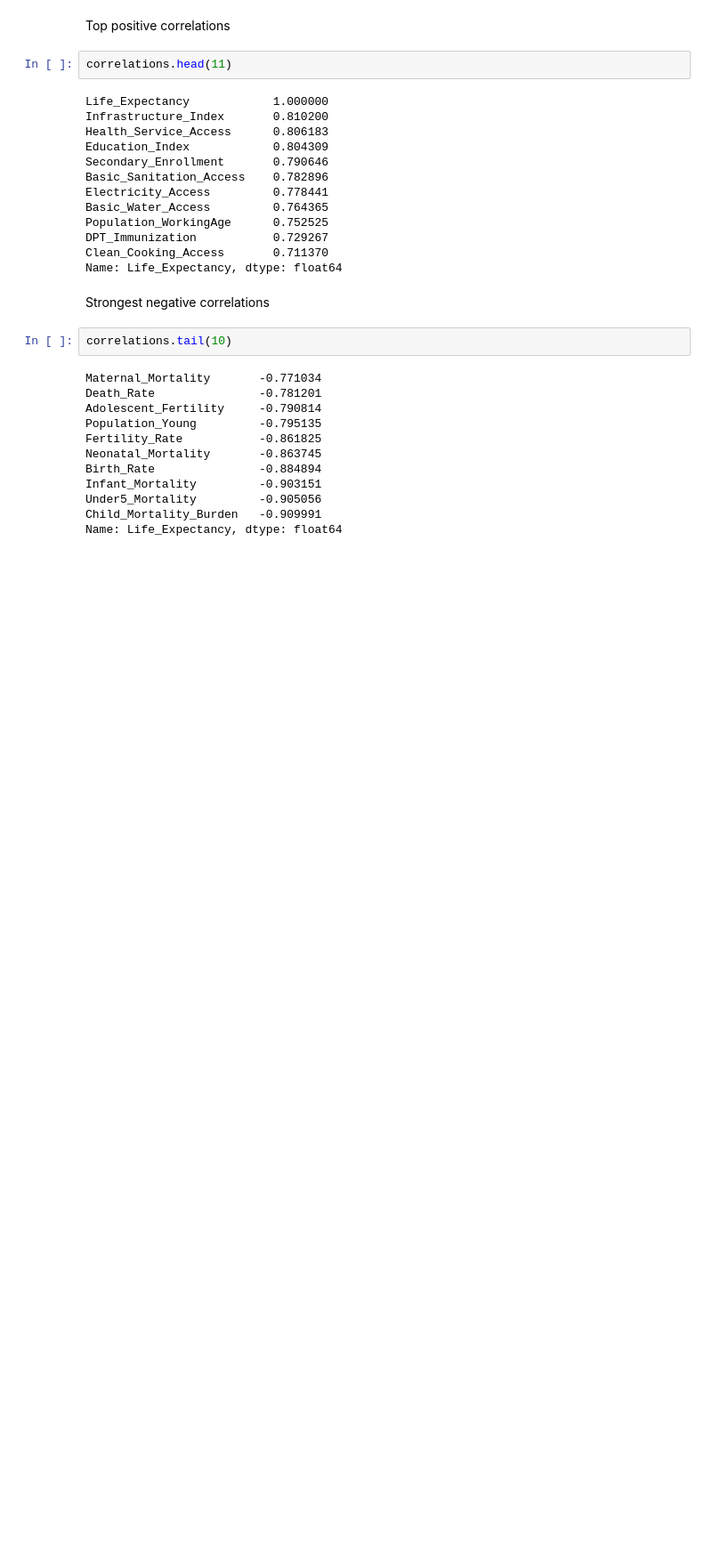
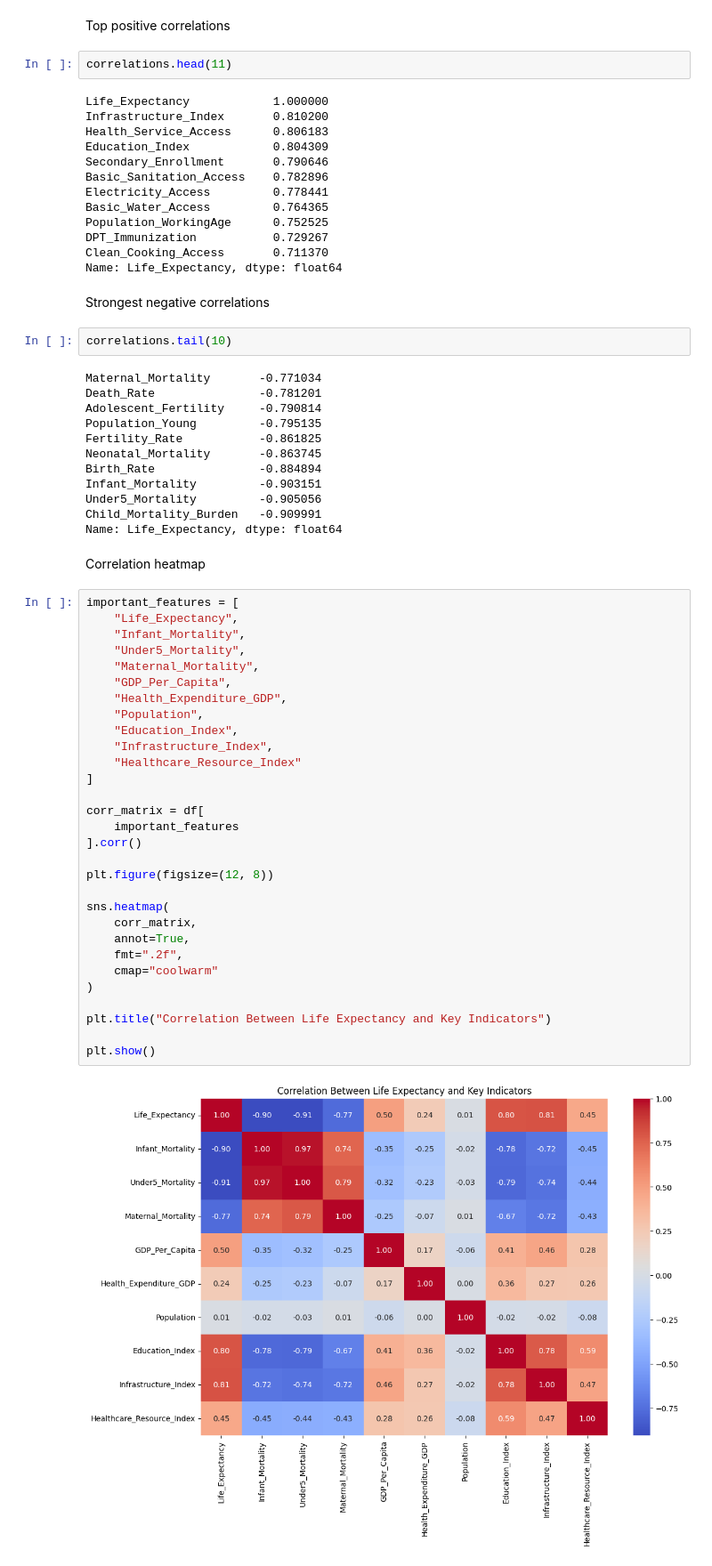
Before and after one commit to Savindi2002/Life_Expectancy_Project, a Jupyter notebook: notebooks/05_eda.ipynb, the cells around one changed output. Shown at 89% size. Saved outputs shown, nothing was run; the diff lists cells and outputs as text; blank space fills up the shorter version.

Commit message:
Correlation heatmap

```diff
--- a/notebooks/05_eda.ipynb
+++ b/notebooks/05_eda.ipynb
@@ -201,3 +201,37 @@ Infant_Mortality         -0.903151
 Under5_Mortality         -0.905056
 Child_Mortality_Burden   -0.909991
 Name: Life_Expectancy, dtype: float64
+# %% [markdown]
+Correlation heatmap
+# %%
+important_features = [
+    "Life_Expectancy",
+    "Infant_Mortality",
+    "Under5_Mortality",
+    "Maternal_Mortality",
+    "GDP_Per_Capita",
+    "Health_Expenditure_GDP",
+    "Population",
+    "Education_Index",
+    "Infrastructure_Index",
+    "Healthcare_Resource_Index"
+]
+
+corr_matrix = df[
+    important_features
+].corr()
+
+plt.figure(figsize=(12, 8))
+
+sns.heatmap(
+    corr_matrix,
+    annot=True,
+    fmt=".2f",
+    cmap="coolwarm"
+)
+
+plt.title("Correlation Between Life Expectancy and Key Indicators")
+
+plt.show()
+# %% [output]
+[figure, added]
```
